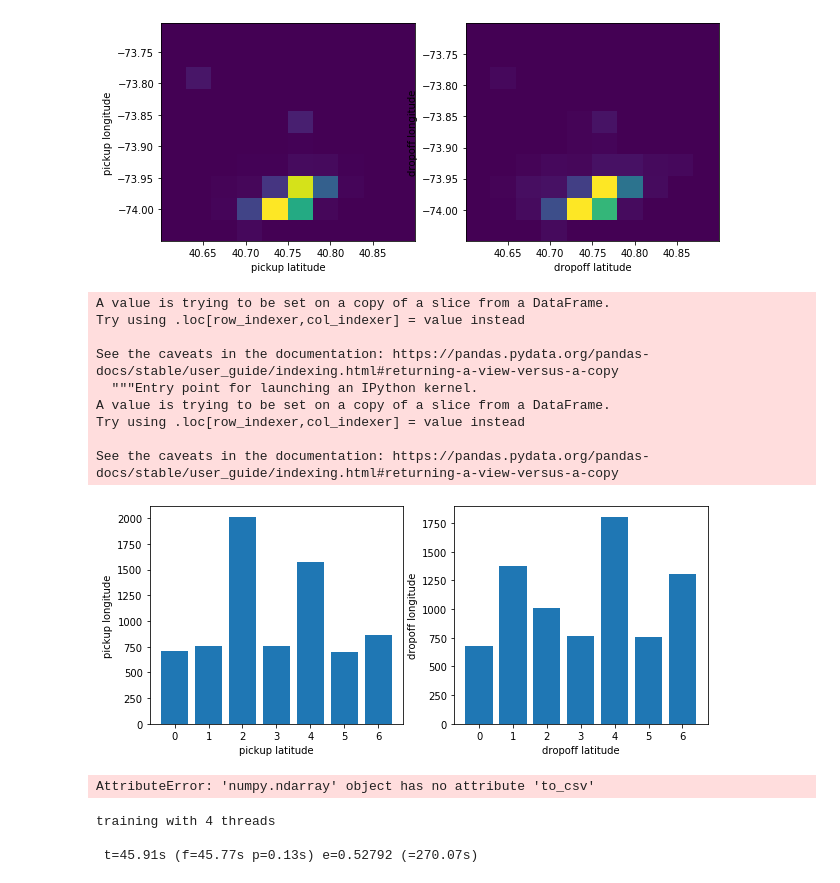
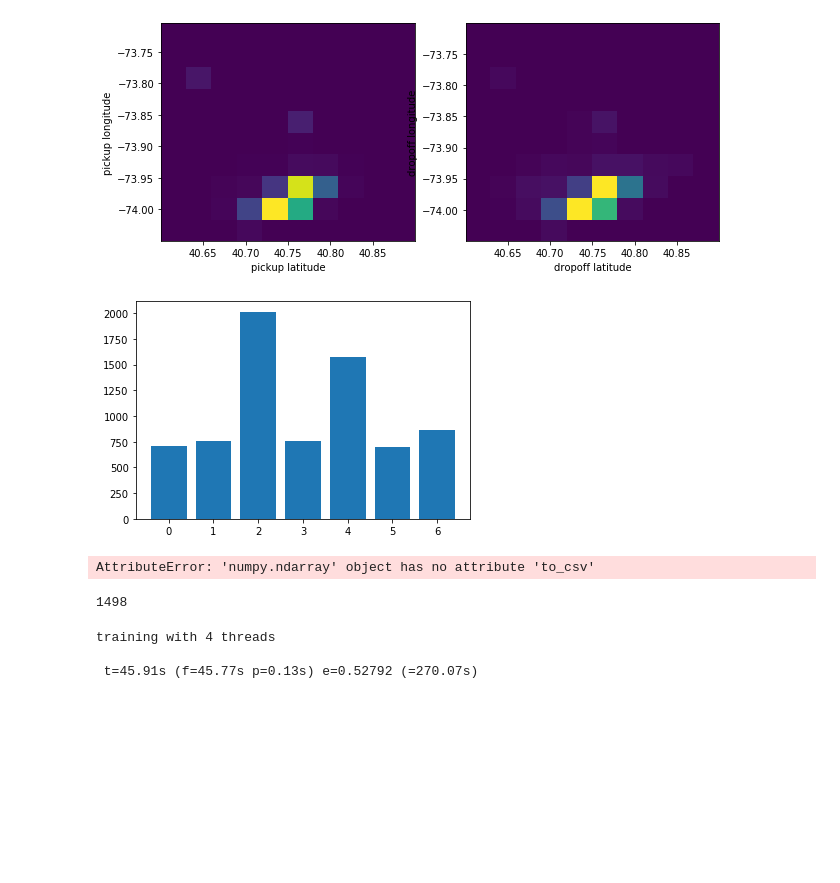
Before and after one commit to aemi-dev/td_taxidriver, a Jupyter notebook: precisePrediction.ipynb, the cells around one changed output. Saved outputs shown, nothing was run; the diff lists cells and outputs as text; code cells hidden in the pictures; blank space fills up the shorter version.

```diff
--- a/precisePrediction.ipynb
+++ b/precisePrediction.ipynb
@@ -23,7 +24,7 @@ from sklearn.metrics import mean_squared_log_error
 from sklearn.ensemble import RandomForestRegressor
 from sklearn.model_selection import train_test_split
 # %%
-df = pd.read_csv('train.csv',engine='c',memory_map=True)
+df = pd.read_csv('train.csv',engine='c')
 # %%
 pickupDatetime  = pd.to_datetime(df.pickup_datetime)
 dropoffDatetime = pd.to_datetime(df.dropoff_datetime)
@@ -309,34 +310,15 @@ kmeanPickup = KMeans(n_clusters=7,random_state=2,n_init=1).fit(dfGood[['pickup_l
 kmeanDropoff = KMeans(n_clusters=7,random_state=2,n_init=1).fit(dfGood[['dropoff_longitude','dropoff_latitude']])
 # %%
 dfGood['clusterPickup'] = kmeanPickup.labels_
-dfGood['clusterDropoff'] = kmeanDropoff.labels_
 
 tripdurationByCluster = dfGood.groupby('clusterPickup')[['trip_duration']].mean()
 tripdurationByCluster.reset_index(inplace=True)
 
-tripdurationByCluster_ = dfGood.groupby('clusterDropoff')[['trip_duration']].mean()
-tripdurationByCluster_.reset_index(inplace=True)
+plt.bar(tripdurationByCluster.clusterPickup.values, tripdurationByCluster.trip_duration.values)
 
-fig, (ax1,ax2) = plt.subplots(1,2,figsize=(10,4))
-
-ax1.set(xlabel='pickup latitude',ylabel='pickup longitude')
-ax2.set(xlabel='dropoff latitude',ylabel='dropoff longitude')
-
-ax1.bar(tripdurationByCluster.clusterPickup.values, tripdurationByCluster.trip_duration.values)
-ax2.bar(tripdurationByCluster_.clusterDropoff.values, tripdurationByCluster_.trip_duration.values)
-
-fig.show()
+plt.show()
 # %% [output]
-A value is trying to be set on a copy of a slice from a DataFrame.
-Try using .loc[row_indexer,col_indexer] = value instead
-
-See the caveats in the documentation: https://pandas.pydata.org/pandas-docs/stable/user_guide/indexing.html#returning-a-view-versus-a-copy
-  """Entry point for launching an IPython kernel.
-A value is trying to be set on a copy of a slice from a DataFrame.
-Try using .loc[row_indexer,col_indexer] = value instead
-
-See the caveats in the documentation: https://pandas.pydata.org/pandas-docs/stable/user_guide/indexing.html#returning-a-view-versus-a-copy
-[figure, old version]
+[figure, new version]
 # %%
 # Maintenant que l'on a des données exploitable, on va pouvoir commencer l'entraînement (et croiser les doigts pour que ça marche mieux [edit] Oh que oui ça a mieu marché *_*)
 X = dfGood.loc[:,dfGood.columns != 'trip_duration']
@@ -353,10 +364,12 @@ AttributeError: 'numpy.ndarray' object has no attribute 'to_csv'
 # %%
 ### LANCER CETTE CELLULE APRES AVOIR EXTRAIT L'ARCHIVE ET LANCER LES PREMIERE CELLULE POUR AVOIR DIRECTEMENT ACCES AUX VALEURS PRETES POUR L'ENTRAINEMENT ###
 # Lancer cette cellule pour charger les valeurs de val et de train. Il faut quand même exécuter la toute première cellule car c'est elle qui importe tous les packages dont python va avoir besoin
-XTrain = pd.read_csv('XTrain.csv',engine='c',memory_map=True,index_col=0)
-YTrain = pd.read_csv('YTrain.csv',engine='c',memory_map=True,index_col=0).values.ravel()
-XVal = pd.read_csv('XVal.csv',engine='c',memory_map=True,index_col=0)
-YVal = pd.read_csv('YVal.csv',engine='c',memory_map=True,index_col=0).values.ravel()
+XTrain = pd.read_csv('XTrain.csv',engine='c',index_col=0)
+YTrain = pd.read_csv('YTrain.csv',engine='c',index_col=0).values.ravel()
+XVal = pd.read_csv('XVal.csv',engine='c',index_col=0)
+YVal = pd.read_csv('YVal.csv',engine='c',index_col=0).values.ravel()
+# %% [output]
+1498
 # %%
 def checkAndZeroNegativeValues(valuesList):
     valuesList[valuesList < 0] = 0
```
Also changed, not shown: parts of 6 cells of this notebook, 2 other files.
